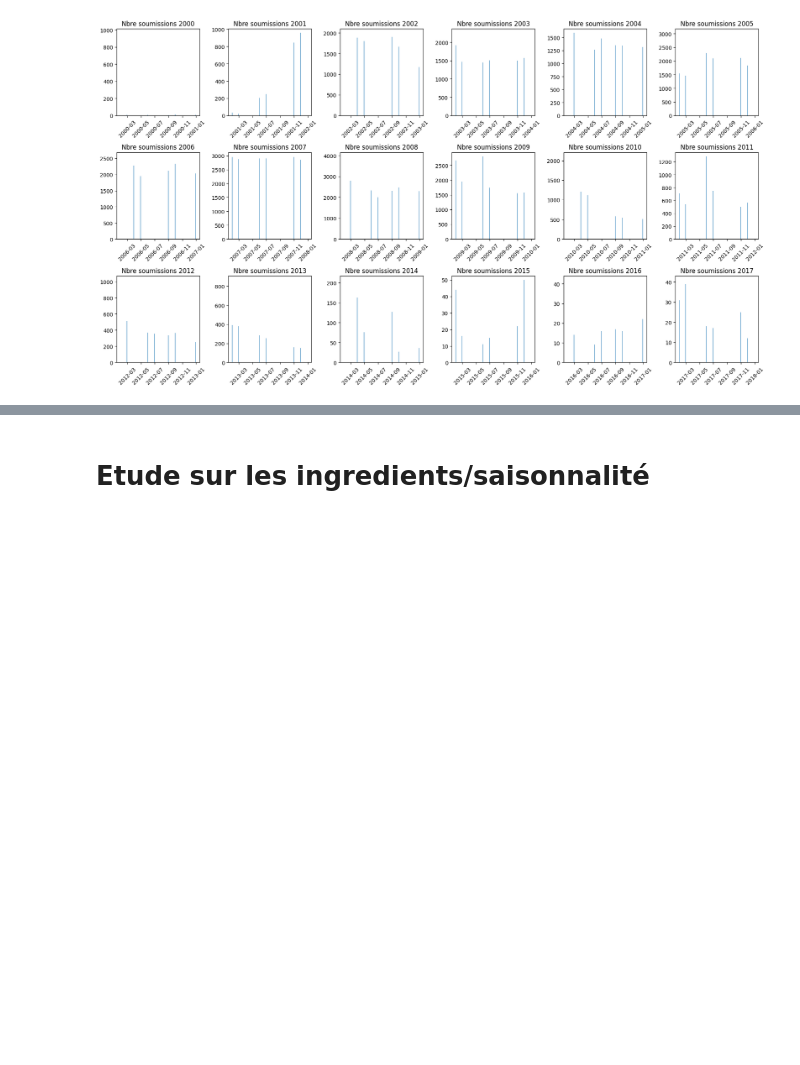
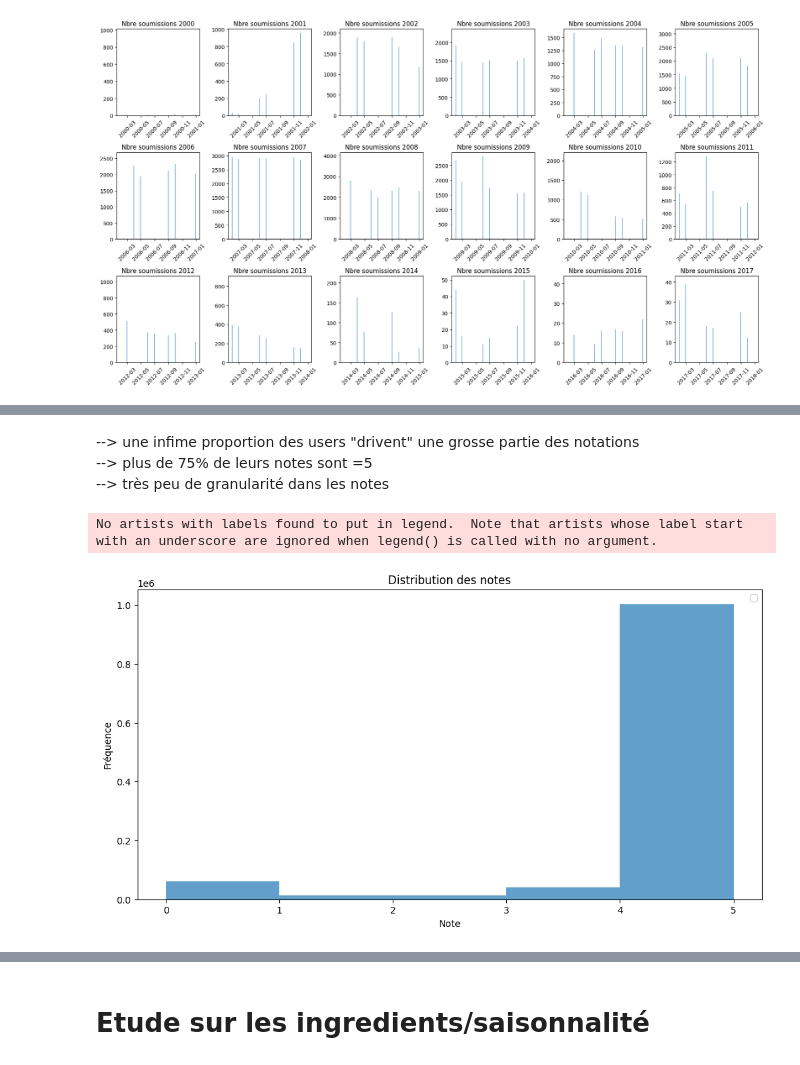
Before and after one commit to ramzinaji/analyse_cooking_app, a Jupyter notebook: etude_app_cuisine/script.ipynb, the cells around one changed output, grey strips where cells are left out. Drawn from its saved outputs; the diff is of its cells as text; code cells hidden in the pictures; blank space fills up the shorter version.

```diff
--- a/etude_app_cuisine/script.ipynb
+++ b/etude_app_cuisine/script.ipynb
@@ -171,0 +229,26 @@ df_monthly_recipes_count.describe()
+# %%
+# COMPRENDRE D'OU VIENNENT TOUS CES 5
+
+# QUI ATTRIBUE QUELLES NOTES ?
+
+# Tableau de stats des users
+df_rating_users = df_RAW_interactions[['user_id', 'rating']]
+df_users_stats = df_rating_users.groupby('user_id').count()
+df_users_stats = df_users_stats.rename(columns={'rating': 'nb_ratings'})
+df_users_stats['nb_ratings_percent'] = (df_users_stats / df_users_stats.sum())*100
+df_users_stats['mean_rating'] = df_rating_users.groupby('user_id')['rating'].mean()
+df_users_stats['min_rating'] = df_rating_users.groupby('user_id')['rating'].min()
+df_users_stats['quantile_25_rating'] = df_rating_users.groupby('user_id')['rating'].quantile(0.25)
+df_users_stats['median_rating'] = df_rating_users.groupby('user_id')['rating'].median()
+df_users_stats['quantile_75_rating'] = df_rating_users.groupby('user_id')['rating'].quantile(0.75)
+df_users_stats['max_rating'] = df_rating_users.groupby('user_id')['rating'].max()
+df_users_stats['ecart_IQ_rating'] = df_users_stats['quantile_75_rating'] - df_users_stats['quantile_25_rating']
+df_users_stats['ecart_min_max_rating'] = df_users_stats['max_rating'] - df_users_stats['min_rating']
+df_users_stats = df_users_stats.sort_values(by='nb_ratings', ascending=False)
+
+top_N = 20
+print(f"top {top_N}/{len(df_users_stats)} (={(top_N/len(df_users_stats))*100:.4f}% des users) "
+      f"contribuent pour {df_users_stats['nb_ratings_percent'].head(top_N).sum():.2f}% des ratings, "
+      f"soit {df_users_stats['nb_ratings_percent'].head(top_N).sum()/((top_N/len(df_users_stats))*100):.2f} fois leur poids")
+
+df_users_stats.head(top_N)
@@ -171,0 +275,16 @@ df_monthly_recipes_count.describe()
+# %% [markdown]
+--> une infime proportion des users "drivent" une grosse partie des notations
+--> plus de 75% de leurs notes sont =5
+--> très peu de granularité dans les notes
+# %%
+# Visualiser la distribution des notes des recettes
+plt.figure(figsize=(12, 6))
+plt.hist(df_rating_users['rating'], bins=5, alpha=0.7)
+plt.xlabel('Note')
+plt.ylabel('Fréquence')
+plt.title('Distribution des notes')
+plt.legend()
+plt.show()
+# %% [output]
+No artists with labels found to put in legend.  Note that artists whose label start with an underscore are ignored when legend() is called with no argument.
+[figure, added]
```
Also changed, not shown: parts of 26 cells of this notebook.
